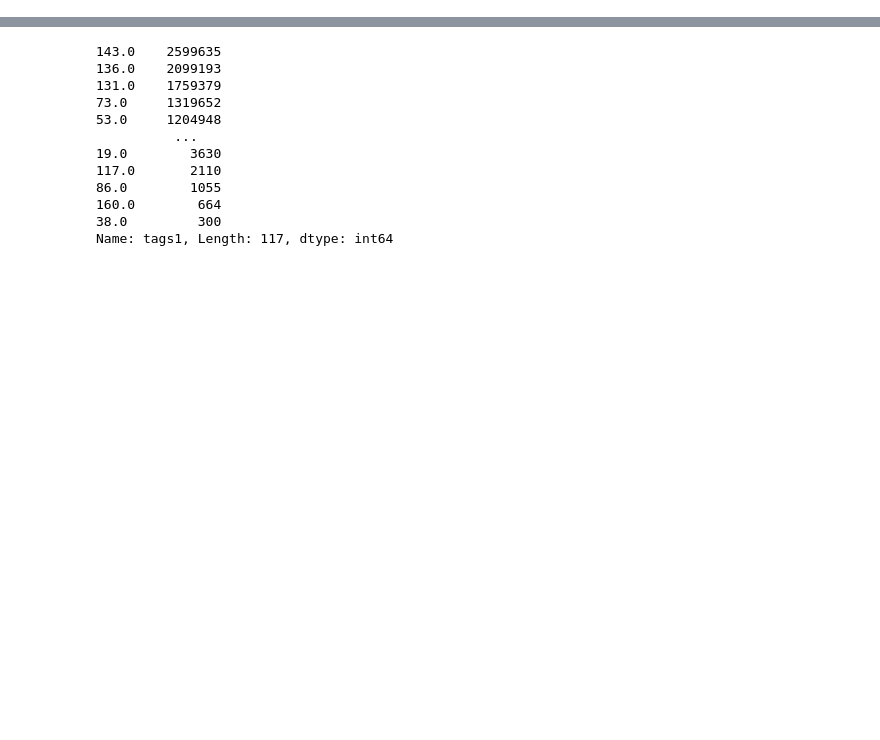
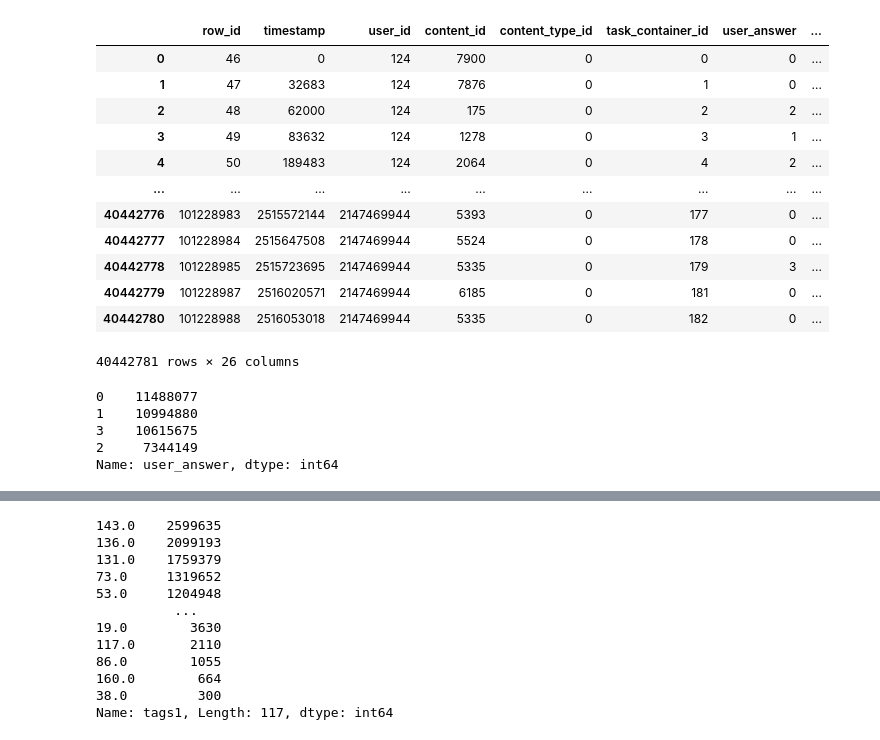
Before and after one commit to zakopuro/kaggle_Riiid, a Jupyter notebook: notebook/debug.ipynb, the cells around one changed output, grey strips where cells are left out. Saved outputs shown, nothing was run; the diff lists cells and outputs as text; code cells hidden in the pictures; blank space fills up the shorter version.

```diff
--- a/notebook/debug.ipynb
+++ b/notebook/debug.ipynb
@@ -17,2 +310,35 @@ import dill
 # %%
 train = pd.read_feather('../features/mini_data/BASE_train.feather')
+# %%
+train["attempt_no"] = 1
+train.attempt_no=train.attempt_no.astype('int8')
+#
+attempt_no_agg=train[["attempt_no",'user_id','content_id']].groupby(["user_id","content_id"]).agg(['sum']).astype('int8')
+#attempt_no_agg=attempt_no_agg.astype('int8')
+
+
+train["attempt_no"] = train[["user_id","content_id",'attempt_no']].groupby(["user_id","content_id"])["attempt_no"].cumsum()
+# %%
+train
+# %% [output]
+|  | row_id | timestamp | user_id | content_id | content_type_id | task_container_id | user_answer | ... |
+| 0 | 46 | 0 | 124 | 7900 | 0 | 0 | 0 | ... |
+| 1 | 47 | 32683 | 124 | 7876 | 0 | 1 | 0 | ... |
+| 2 | 48 | 62000 | 124 | 175 | 0 | 2 | 2 | ... |
+| 3 | 49 | 83632 | 124 | 1278 | 0 | 3 | 1 | ... |
+| 4 | 50 | 189483 | 124 | 2064 | 0 | 4 | 2 | ... |
+| ... | ... | ... | ... | ... | ... | ... | ... | ... |
+| 40442776 | 101228983 | 2515572144 | 2147469944 | 5393 | 0 | 177 | 0 | ... |
+| 40442777 | 101228984 | 2515647508 | 2147469944 | 5524 | 0 | 178 | 0 | ... |
+| 40442778 | 101228985 | 2515723695 | 2147469944 | 5335 | 0 | 179 | 3 | ... |
+| 40442779 | 101228987 | 2516020571 | 2147469944 | 6185 | 0 | 181 | 0 | ... |
+| 40442780 | 101228988 | 2516053018 | 2147469944 | 5335 | 0 | 182 | 0 | ... |
+40442781 rows × 26 columns
+# %%
+train['user_answer']
+# %% [output]
+0    11488077
+1    10994880
+3    10615675
+2     7344149
+Name: user_answer, dtype: int64
```
Also changed, not shown: parts of 30 cells of this notebook, 4 other files.
